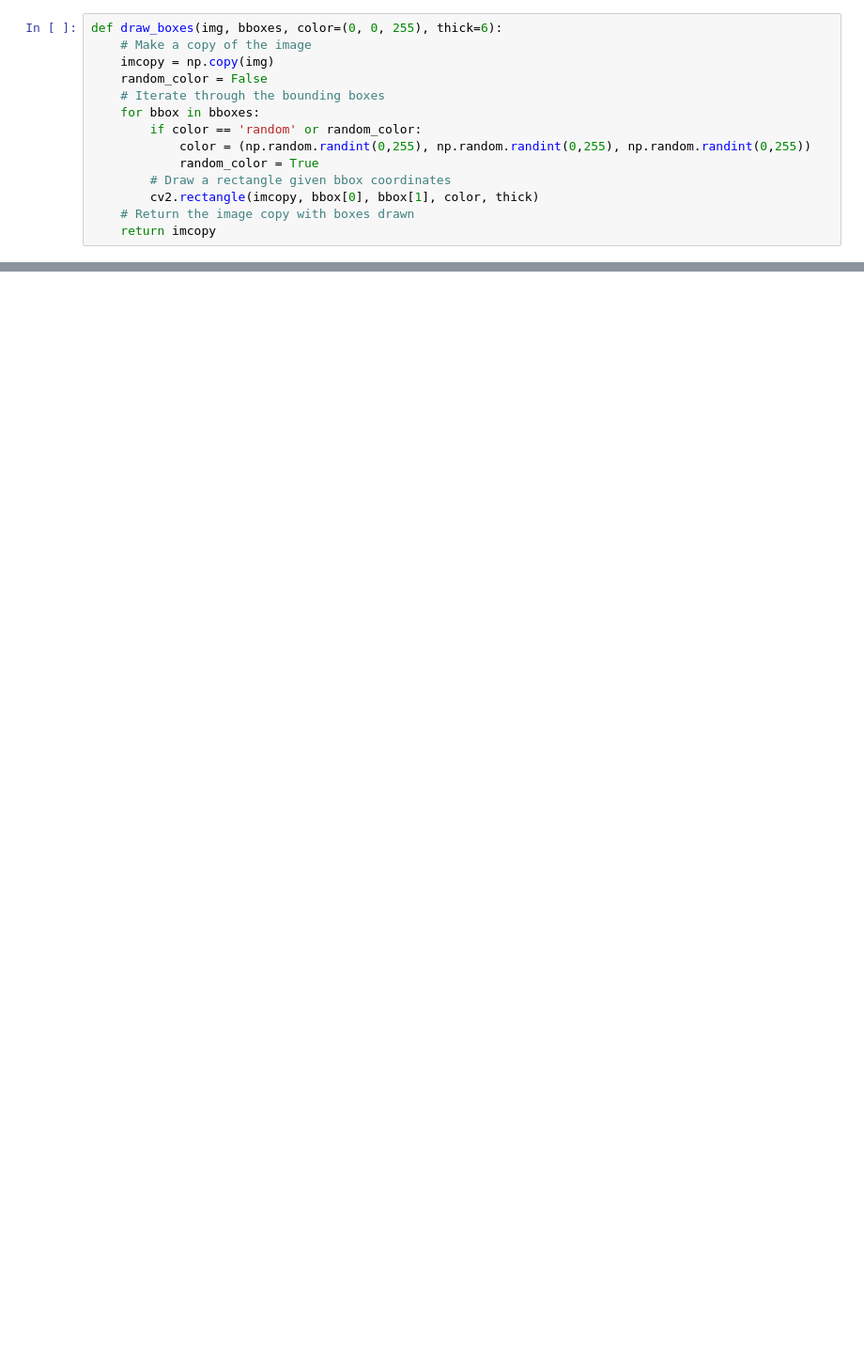
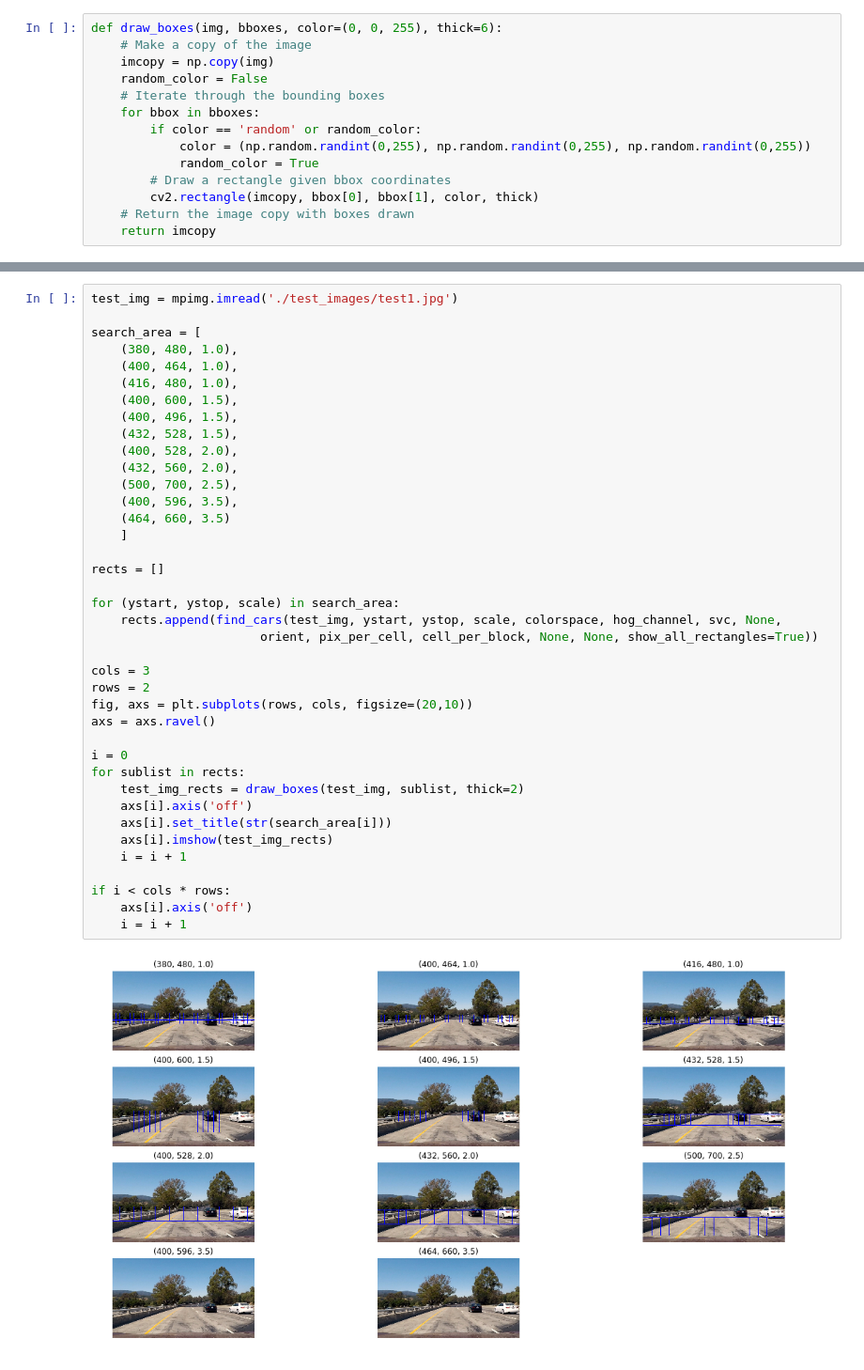
Before and after one commit to kaiulrich/kulrich_CarND-Vehicle-Detection, a Jupyter notebook: Vehicle_Detection.ipynb, the cells around one changed output, grey strips where cells are left out. Shown at 94% size. Cells and saved outputs as stored; diff of their text form; blank space fills up the shorter version.

```diff
--- a/Vehicle_Detection.ipynb
+++ b/Vehicle_Detection.ipynb
@@ -338 +338,42 @@ plt.imshow(test_img_rects)
+# %%
+test_img = mpimg.imread('./test_images/test1.jpg')
+
+search_area = [
+    (380, 480, 1.0),
+    (400, 464, 1.0),
+    (416, 480, 1.0),
+    (400, 600, 1.5),
+    (400, 496, 1.5),
+    (432, 528, 1.5),
+    (400, 528, 2.0),
+    (432, 560, 2.0),
+    (500, 700, 2.5),
+    (400, 596, 3.5),
+    (464, 660, 3.5)
+    ]
+
+rects = []
+
+for (ystart, ystop, scale) in search_area:
+    rects.append(find_cars(test_img, ystart, ystop, scale, colorspace, hog_channel, svc, None,
+                       orient, pix_per_cell, cell_per_block, None, None, show_all_rectangles=True))
+
+cols = 3
+rows = 2
+fig, axs = plt.subplots(rows, cols, figsize=(20,10))
+axs = axs.ravel()
+
+i = 0
+for sublist in rects:
+    test_img_rects = draw_boxes(test_img, sublist, thick=2)
+    axs[i].axis('off')
+    axs[i].set_title(str(search_area[i]))
+    axs[i].imshow(test_img_rects)
+    i = i + 1
+
+if i < cols * rows:
+    axs[i].axis('off')
+    i = i + 1
+# %% [output]
+[figure, added]
 # %%
```
Also changed, not shown: parts of 22 cells of this notebook, 2 other files.
